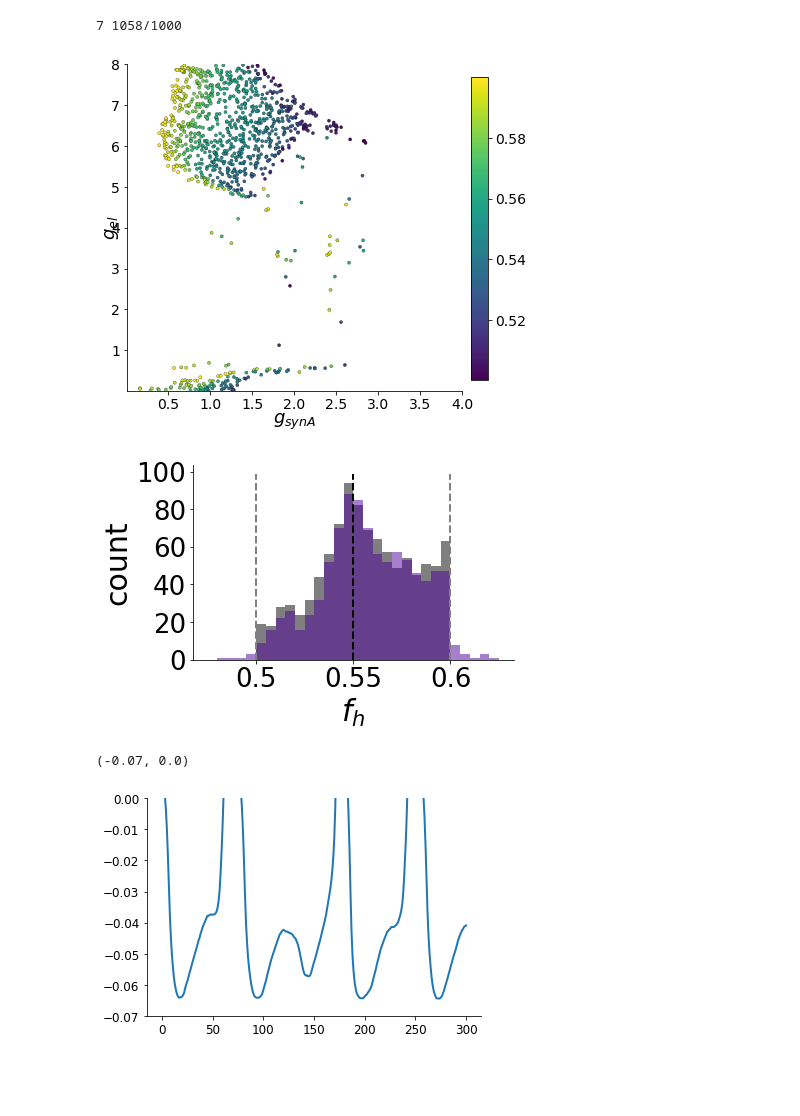
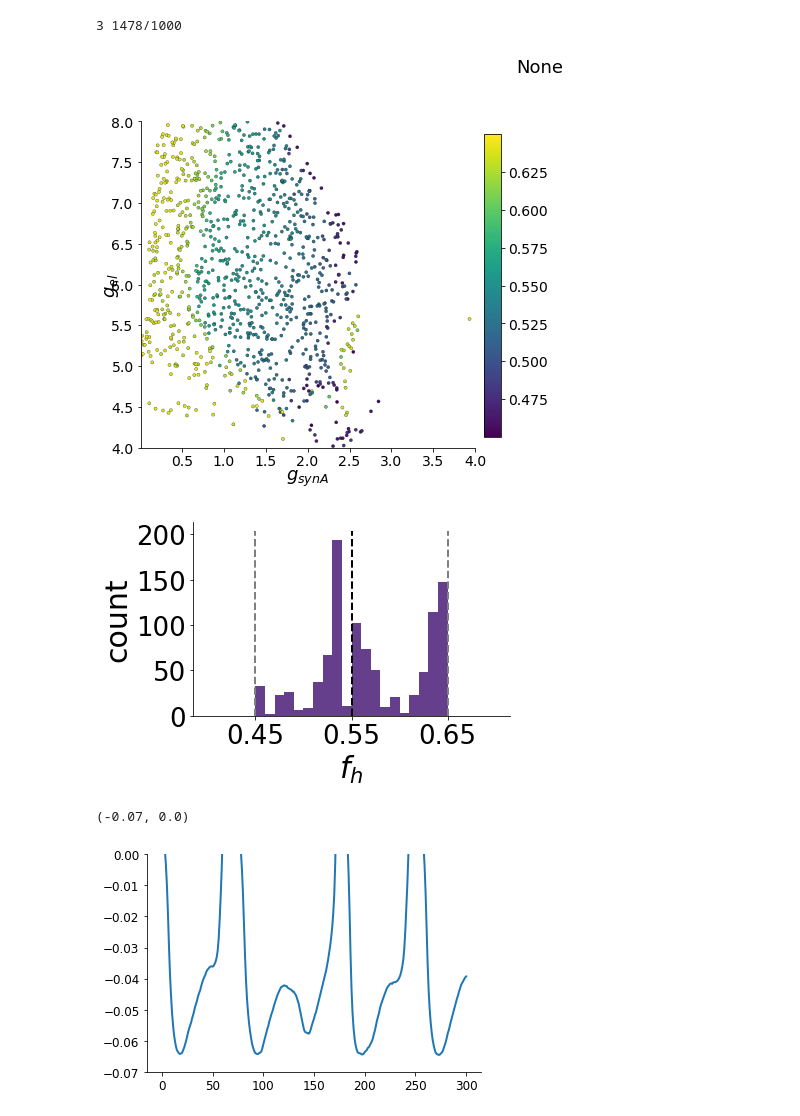
Before and after one commit to cunningham-lab/epi, a Jupyter notebook: notebooks/STG_Circuit/STG exploration.ipynb, the cells around one changed output. Saved outputs shown, nothing was run; the diff lists cells and outputs as text; code cells hidden in the pictures; blank space fills up the shorter version.

```diff
--- a/notebooks/STG_Circuit/STG exploration.ipynb
+++ b/notebooks/STG_Circuit/STG exploration.ipynb
@@ -10,7 +11,7 @@ from epi.STG_Circuit import Simulate, NetworkFreq
 # %%
 # 1. Specify the V1 model for EPI.
 D = 2
-g_el = Parameter("g_el", 1, lb=0.01, ub=8.)
+g_el = Parameter("g_el", 1, lb=4., ub=8.)
 g_synA = Parameter("g_synA", 1, lb=0.01, ub=4.)
 
 # Define model
@@ -19,14 +20,13 @@ parameters = [g_el, g_synA]
 model = Model(name, parameters)
 # %%
 dt = 0.025
-T = 300
-sigma_I = 5e-13
+T = 1000
+sigma_I = 0.
 simulate = Simulate(dt, T, sigma_I)
 # %%
 lb = np.concatenate([p.lb for p in model.parameters], axis=0)
 ub = np.concatenate([p.ub for p in model.parameters], axis=0)
 # %%
-from epi.util import pairplot, plot_T_x
 def accept_inds(T_x, mu, std):
     return np.logical_and(-2*std + mu < T_x[:,0],
                           T_x[:,0] < mu + 2*std)
@@ -38,7 +38,7 @@ zs = []
 T_xs = []
 
 freqs = [0.55]
-std = 0.025
+std = 0.05
 
 for i,freq in enumerate(freqs):
     mu = np.array([freq])
@@ -64,38 +64,37 @@ for i,freq in enumerate(freqs):
         if (z is None):
             z = _z
             T_x = _T_x
         else:
             z = np.concatenate((z, _z), axis=0)
             T_x = np.concatenate((T_x, _T_x), axis=0)
         print('%d %d/%d\r' % (count, num_found, num_keep), end='')
 
     num_found = z.shape[0]
 
     # reduce to num_keep
     z = z[:num_keep]
     T_x = T_x[:num_keep]
 
     z_labels = [r'$g_{el}$', r'$g_{synA}$']
     fig = pairplot(z[:num_plot], np.arange(2), z_labels, figsize=(6,6),
                    c=T_x[:,0],
                    fontsize=18, lb=lb, ub=ub, labelpads=(0,-10))
     #plt.savefig(figdir + name + '_z.png')
 
     T_x_sim = model.eps(z).numpy()
 
     plot_T_x(T_x[:,0], T_x_sim[:,0], x_mean=freq, x_std=std, xmin=freq-3*std, xmax=freq+3.*std, xlabel=r'$f_h$', fontsize=30)
     plt.tight_layout()
     #plt.savefig(figdir + name + '_Tx.png')
 
 
     zs.append(z)
     T_xs.append(T_x)
 # %% [output]
-7 1058/1000
+3 1478/1000
-[figure, old version]
+[figure, new version]
-[figure, old version]
+[figure, new version]
 # %%
-from epi.STG_Circuit import Simulate_all
 g_el = 6.*np.ones((1,1))
 g_synA = 2.*np.ones((1,1))
 simulate = Simulate_all(dt, T, 5e-12)
@@ -104,6 +103,6 @@ plt.plot(x_t[:,2])
 plt.ylim([-0.07, 0.])
 # %% [output]
 (-0.07, 0.0)
-[figure, old version]
+[figure, new version]
 # %%
 M = 1000
```
Also changed, not shown: parts of 8 cells of this notebook, 2 other files.
